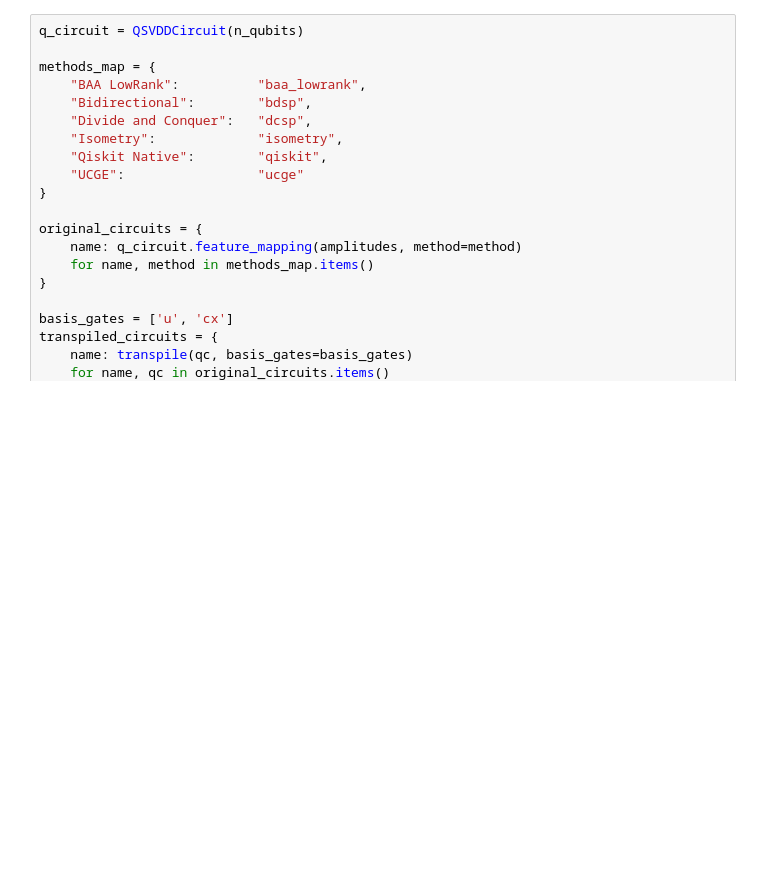
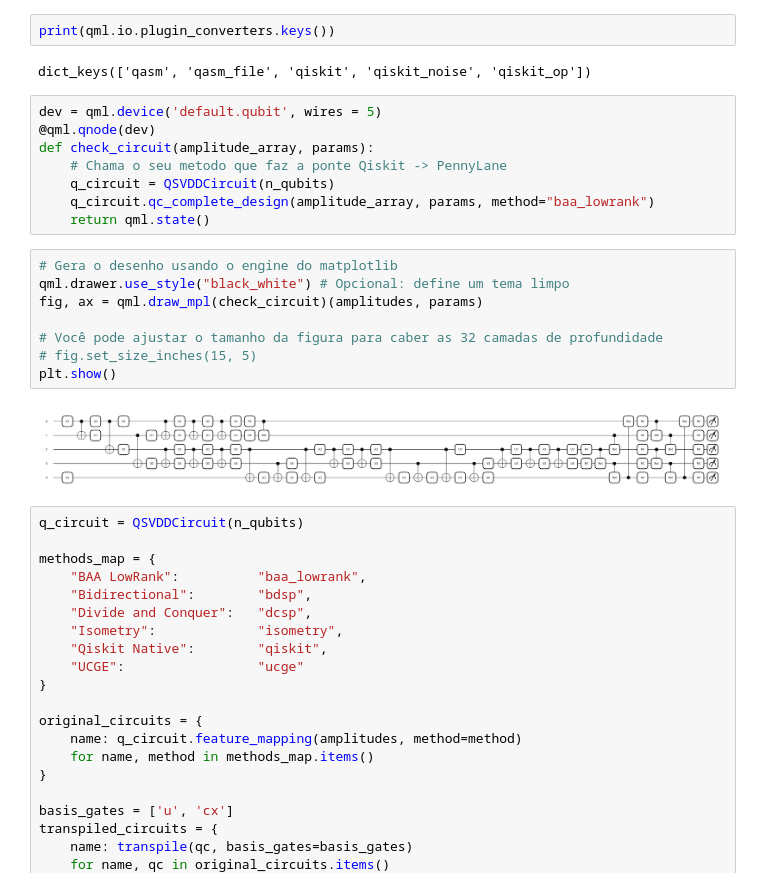
Before and after one commit to quantum-cesar-lab/HE-Quantum-Anomaly-Detection, a Jupyter notebook: notebooks/circuit_visualization.ipynb, the cells around one changed output. Cells and saved outputs as stored; diff of their text form; blank space fills up the shorter version.

Commit message:
pennylane integration
Modificando o circuito para integração com pennylane e traduçao do feature mapping do qiskit para o pennylane via transpilação

```diff
--- a/notebooks/circuit_visualization.ipynb
+++ b/notebooks/circuit_visualization.ipynb
@@ -20,3 +22,25 @@ print(amplitudes)
+# %%
+print(qml.io.plugin_converters.keys())
+# %% [output]
+dict_keys(['qasm', 'qasm_file', 'qiskit', 'qiskit_noise', 'qiskit_op'])
+# %%
+dev = qml.device('default.qubit', wires = 5)
+@qml.qnode(dev)
+def check_circuit(amplitude_array, params):
+    # Chama o seu metodo que faz a ponte Qiskit -> PennyLane
+    q_circuit = QSVDDCircuit(n_qubits)
+    q_circuit.qc_complete_design(amplitude_array, params, method="baa_lowrank")
+    return qml.state()
+# %%
+# Gera o desenho usando o engine do matplotlib
+qml.drawer.use_style("black_white") # Opcional: define um tema limpo
+fig, ax = qml.draw_mpl(check_circuit)(amplitudes, params)
+
+# Você pode ajustar o tamanho da figura para caber as 32 camadas de profundidade
+# fig.set_size_inches(15, 5)
+plt.show()
+# %% [output]
+[figure, added]
 # %%
 q_circuit = QSVDDCircuit(n_qubits)
 
```
Also changed, not shown: parts of 2 cells of this notebook, 3 other files.
